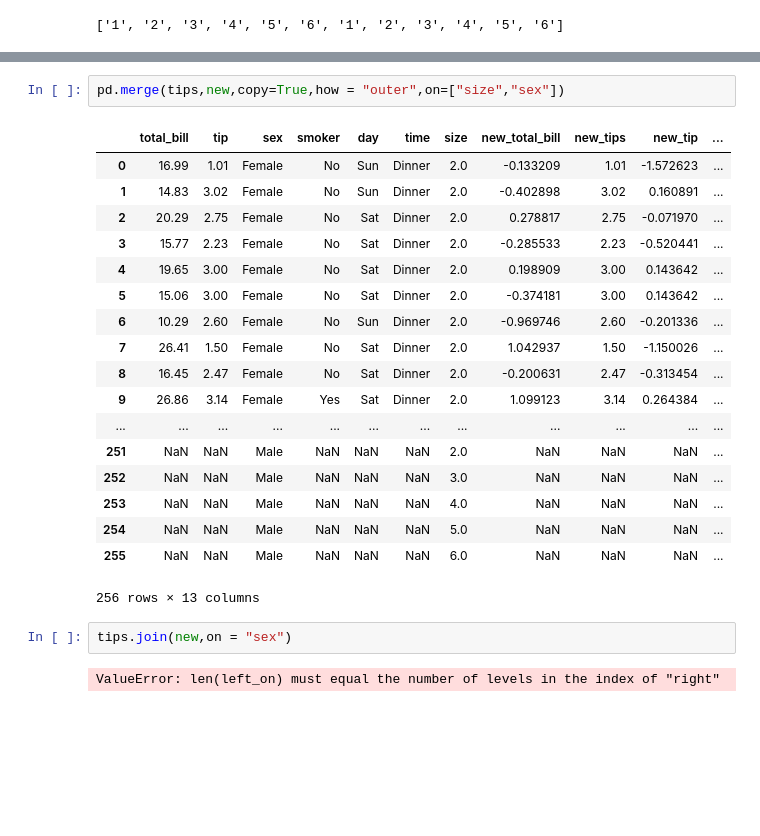
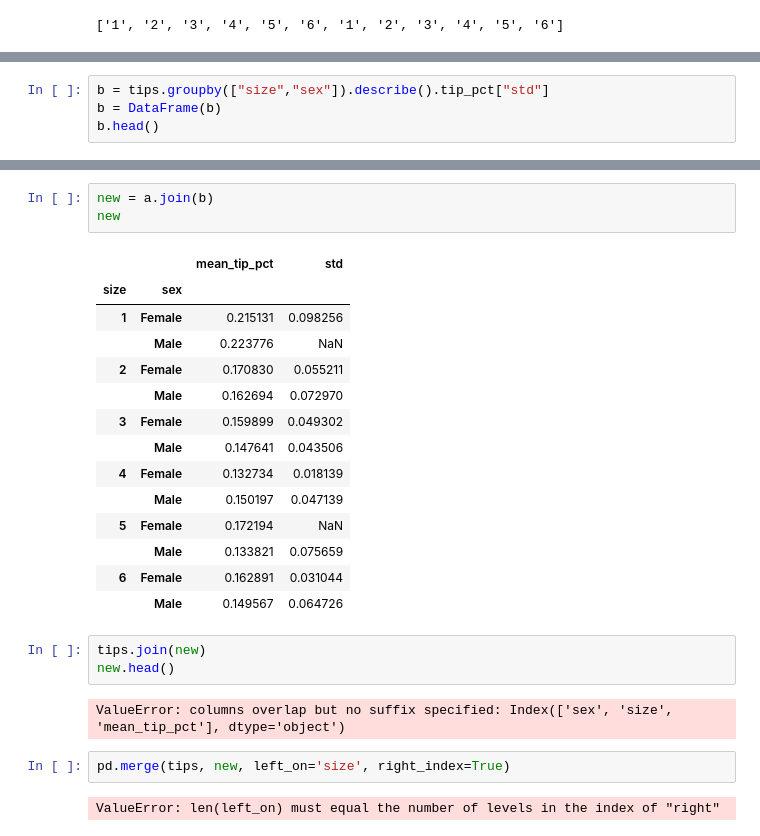
Before and after one commit to WentingRuan/Learn_Python, a Jupyter notebook: 8/hw_08.ipynb, the cells around one changed output, grey strips where cells are left out. Cells and saved outputs as stored; diff of their text form; blank space fills up the shorter version.

```diff
--- a/8/hw_08.ipynb
+++ b/8/hw_08.ipynb
@@ -209,0 +216,4 @@ new
+# %%
+b = tips.groupby(["size","sex"]).describe().tip_pct["std"]
+b = DataFrame(b)
+b.head()
@@ -210,25 +228,27 @@ new
+# %%
+new = a.join(b)
+new
+# %% [output]
+|  |  | mean_tip_pct | std |
+| size | sex |  |  |
+| 1 | Female | 0.215131 | 0.098256 |
+|  | Male | 0.223776 | NaN |
+| 2 | Female | 0.170830 | 0.055211 |
+|  | Male | 0.162694 | 0.072970 |
+| 3 | Female | 0.159899 | 0.049302 |
+|  | Male | 0.147641 | 0.043506 |
+| 4 | Female | 0.132734 | 0.018139 |
+|  | Male | 0.150197 | 0.047139 |
+| 5 | Female | 0.172194 | NaN |
+|  | Male | 0.133821 | 0.075659 |
+| 6 | Female | 0.162891 | 0.031044 |
+|  | Male | 0.149567 | 0.064726 |
+# %%
+tips.join(new)
+new.head()
+# %% [output]
+ValueError: columns overlap but no suffix specified: Index(['sex', 'size', 'mean_tip_pct'], dtype='object')
 # %%
-pd.merge(tips,new,copy=True,how = "outer",on=["size","sex"])
+pd.merge(tips, new, left_on='size', right_index=True)
 # %% [output]
-|  | total_bill | tip | sex | smoker | day | time | size | new_total_bill | new_tips | new_tip | ... |
-| 0 | 16.99 | 1.01 | Female | No | Sun | Dinner | 2.0 | -0.133209 | 1.01 | -1.572623 | ... |
-| 1 | 14.83 | 3.02 | Female | No | Sun | Dinner | 2.0 | -0.402898 | 3.02 | 0.160891 | ... |
-| 2 | 20.29 | 2.75 | Female | No | Sat | Dinner | 2.0 | 0.278817 | 2.75 | -0.071970 | ... |
-| 3 | 15.77 | 2.23 | Female | No | Sat | Dinner | 2.0 | -0.285533 | 2.23 | -0.520441 | ... |
-| 4 | 19.65 | 3.00 | Female | No | Sat | Dinner | 2.0 | 0.198909 | 3.00 | 0.143642 | ... |
-| 5 | 15.06 | 3.00 | Female | No | Sat | Dinner | 2.0 | -0.374181 | 3.00 | 0.143642 | ... |
-| 6 | 10.29 | 2.60 | Female | No | Sun | Dinner | 2.0 | -0.969746 | 2.60 | -0.201336 | ... |
-| 7 | 26.41 | 1.50 | Female | No | Sat | Dinner | 2.0 | 1.042937 | 1.50 | -1.150026 | ... |
-| 8 | 16.45 | 2.47 | Female | No | Sat | Dinner | 2.0 | -0.200631 | 2.47 | -0.313454 | ... |
-| 9 | 26.86 | 3.14 | Female | Yes | Sat | Dinner | 2.0 | 1.099123 | 3.14 | 0.264384 | ... |
-| ... | ... | ... | ... | ... | ... | ... | ... | ... | ... | ... | ... |
-| 251 | NaN | NaN | Male | NaN | NaN | NaN | 2.0 | NaN | NaN | NaN | ... |
-| 252 | NaN | NaN | Male | NaN | NaN | NaN | 3.0 | NaN | NaN | NaN | ... |
-| 253 | NaN | NaN | Male | NaN | NaN | NaN | 4.0 | NaN | NaN | NaN | ... |
-| 254 | NaN | NaN | Male | NaN | NaN | NaN | 5.0 | NaN | NaN | NaN | ... |
-| 255 | NaN | NaN | Male | NaN | NaN | NaN | 6.0 | NaN | NaN | NaN | ... |
-256 rows × 13 columns
+ValueError: len(left_on) must equal the number of levels in the index of "right"
-# %%
-tips.join(new,on = "sex")
-# %% [output]
-ValueError: len(left_on) must equal the number of levels in the index of "right"
```
Also changed, not shown: parts of 5 cells of this notebook.
